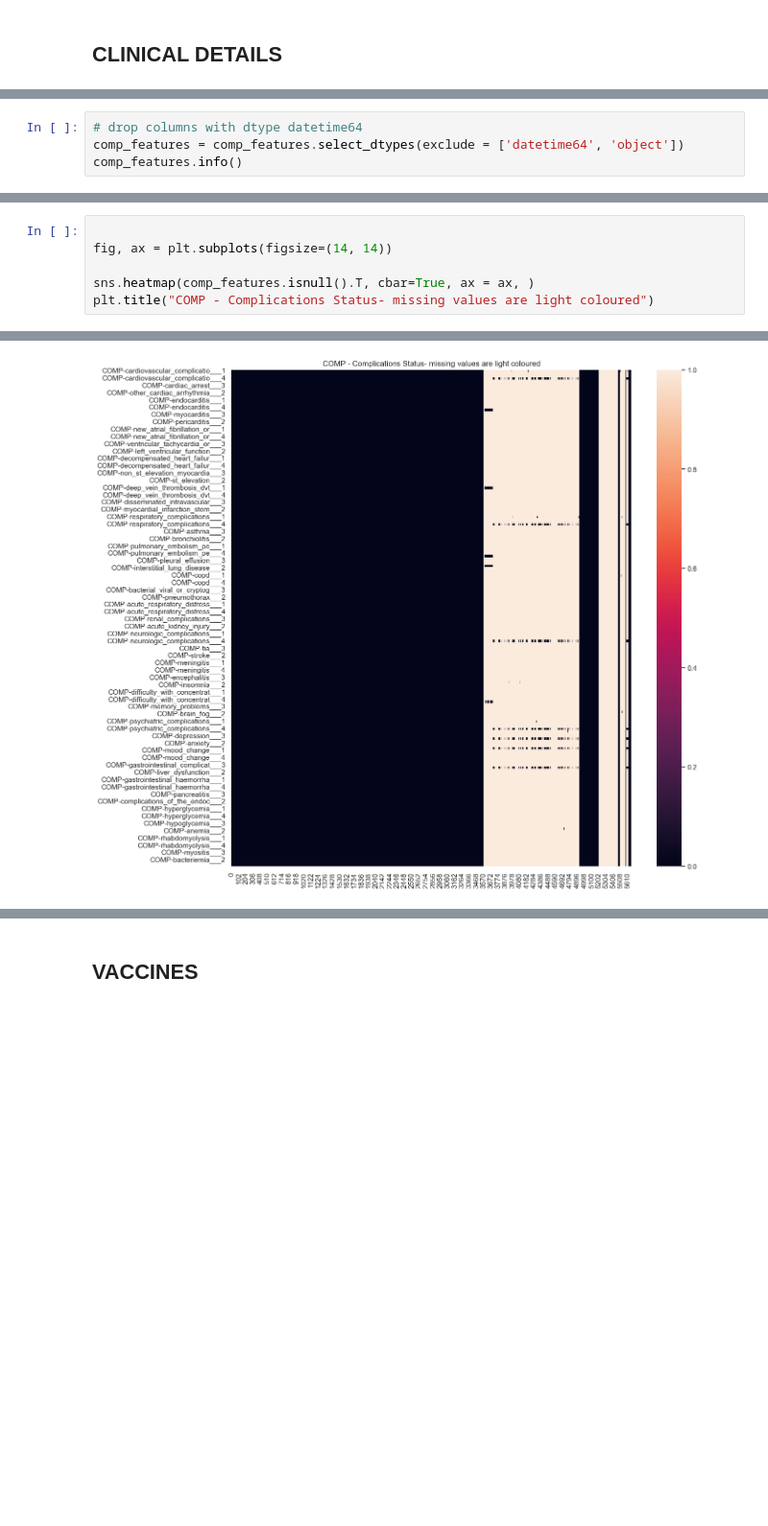
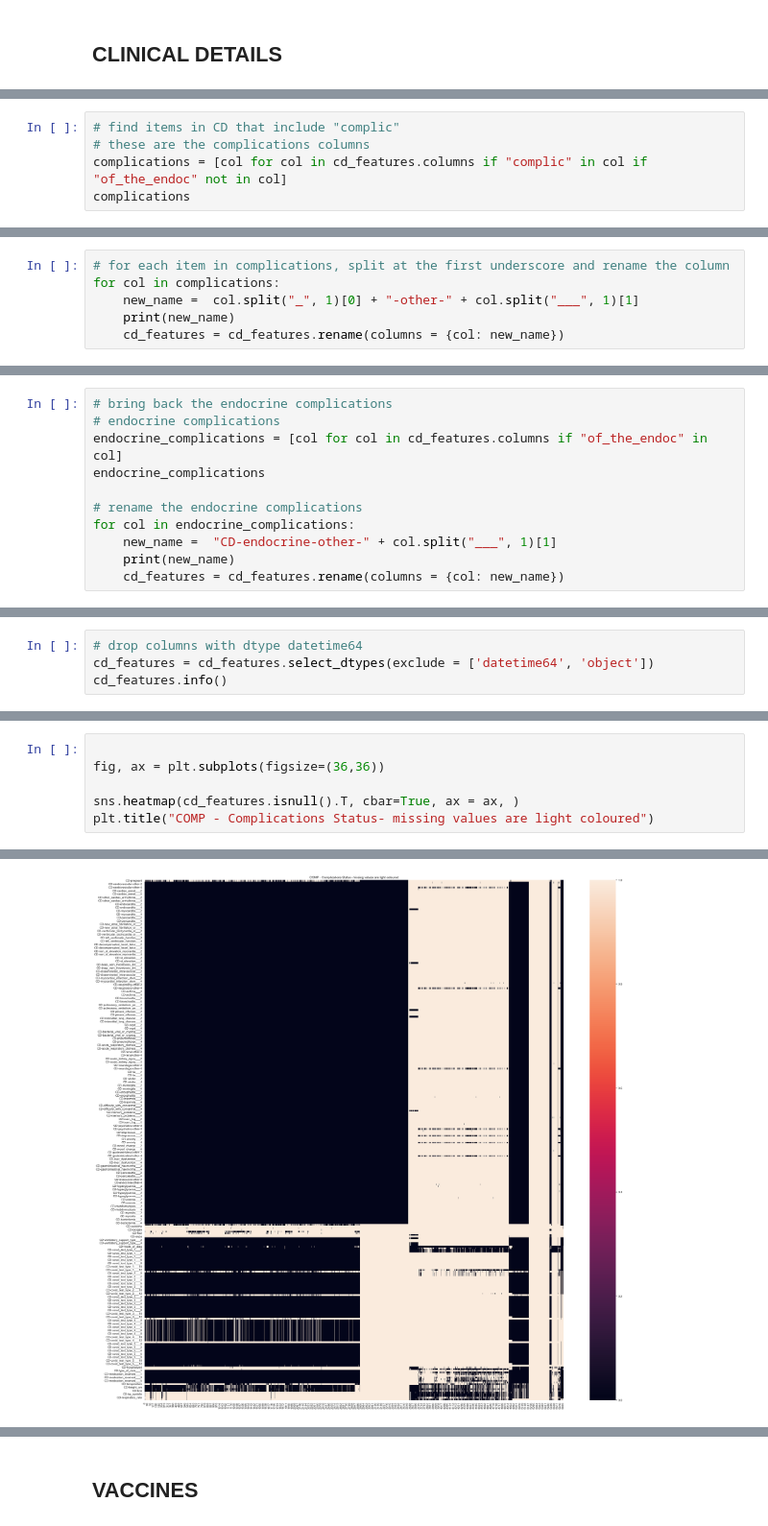
Before and after one commit to davidtweddell/lc_repo, a Jupyter notebook: 01-inspect-data-MP.ipynb, the cells around one changed output, grey strips where cells are left out. Shown at 96% size. Drawn from its saved outputs; the diff is of its cells as text; blank space fills up the shorter version.

Commit message:
further updats on clinical details. closes COMPLICATIONS - null values #2

```diff
--- a/01-inspect-data-MP.ipynb
+++ b/01-inspect-data-MP.ipynb
@@ -1400,0 +1341,5 @@ comp_features = comp_features.replace(" ", 0)
+# %%
+# find items in CD that include "complic"
+# these are the complications columns
+complications = [col for col in cd_features.columns if "complic" in col if "of_the_endoc" not in col]
+complications
@@ -1400,0 +1364,6 @@ comp_features = comp_features.replace(" ", 0)
+# %%
+# for each item in complications, split at the first underscore and rename the column
+for col in complications:
+    new_name =  col.split("_", 1)[0] + "-other-" + col.split("___", 1)[1]
+    print(new_name)
+    cd_features = cd_features.rename(columns = {col: new_name})
@@ -1400,0 +1388,11 @@ comp_features = comp_features.replace(" ", 0)
+# %%
+# bring back the endocrine complications
+# endocrine complications
+endocrine_complications = [col for col in cd_features.columns if "of_the_endoc" in col]
+endocrine_complications
+
+# rename the endocrine complications
+for col in endocrine_complications:
+    new_name =  "CD-endocrine-other-" + col.split("___", 1)[1]
+    print(new_name)
+    cd_features = cd_features.rename(columns = {col: new_name})
@@ -1401,7 +1404,7 @@ comp_features = comp_features.replace(" ", 0)
 # %%
 # drop columns with dtype datetime64
-comp_features = comp_features.select_dtypes(exclude = ['datetime64', 'object'])
-comp_features.info()
+cd_features = cd_features.select_dtypes(exclude = ['datetime64', 'object'])
+cd_features.info()
 # %% [output]
 <class 'pandas.core.frame.DataFrame'>
 RangeIndex: 5664 entries, 0 to 5663
@@ -1411,11 +1414,11 @@ memory usage: 8.8 MB
 # %%
 
-fig, ax = plt.subplots(figsize=(14, 14))
+fig, ax = plt.subplots(figsize=(36,36))
 
-sns.heatmap(comp_features.isnull().T, cbar=True, ax = ax, )
+sns.heatmap(cd_features.isnull().T, cbar=True, ax = ax, )
 plt.title("COMP - Complications Status- missing values are light coloured")
 # %% [output]
 Text(0.5, 1.0, 'COMP - Complications Status- missing values are light coloured')
-[figure, old version]
+[figure, new version]
 # %%
 # # these features are not very informative - consider dropping them
```
Also changed, not shown: parts of 55 cells of this notebook.
